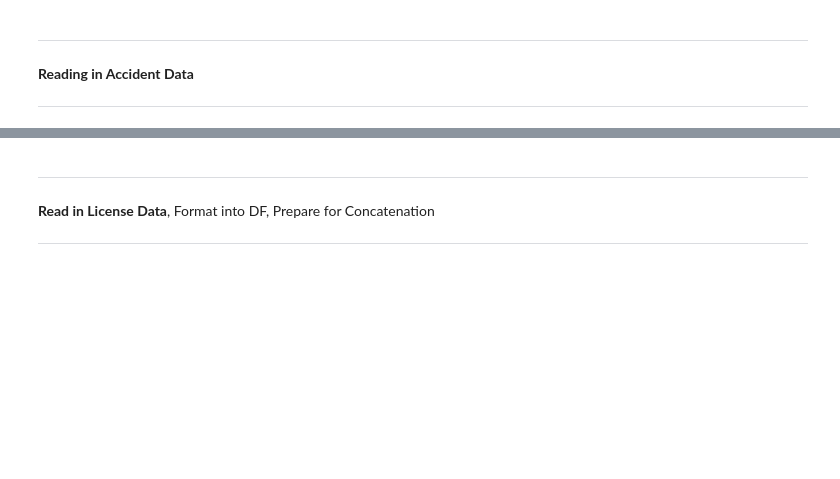
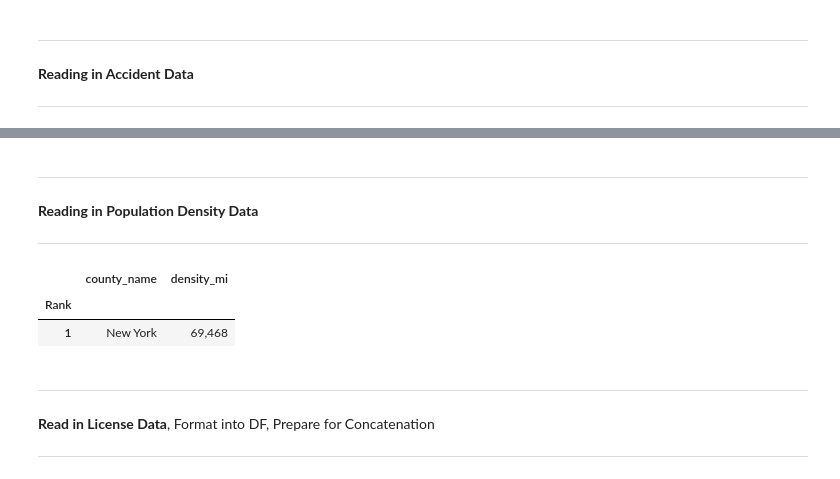
Before and after one commit to dsi-project5/project-5, a Jupyter notebook: us_accident-Copy1.ipynb, the cells around one changed output, grey strips where cells are left out. Drawn from its saved outputs; the diff is of its cells as text; code cells hidden in the pictures; blank space fills up the shorter version.

```diff
--- a/us_accident-Copy1.ipynb
+++ b/us_accident-Copy1.ipynb
@@ -27,3 +32,18 @@ acc_df.columns = acc_df.columns.str.lower().str.replace(' ', '_')
+# %% [markdown]
+__________________
+**Reading in Population Density Data**
+_______________
+# %%
+pop_dense_cnty = pd.read_csv('../data/pop_density_county.csv', index_col=0)
+# %%
+# lower and eliminate spaces in column names
+pop_dense_cnty.columns = pop_dense_cnty.columns.str.lower().str.replace(' ', '_')
+# %%
+pop_dense_cnty.head(1)
+# %% [output]
+|  | county_name | density_mi |
+| Rank |  |  |
+| 1 | New York | 69,468 |
 # %% [markdown]
 _________
 **Read in License Data**, Format into DF, Prepare for Concatenation
```
Also changed, not shown: parts of 101 cells of this notebook.
